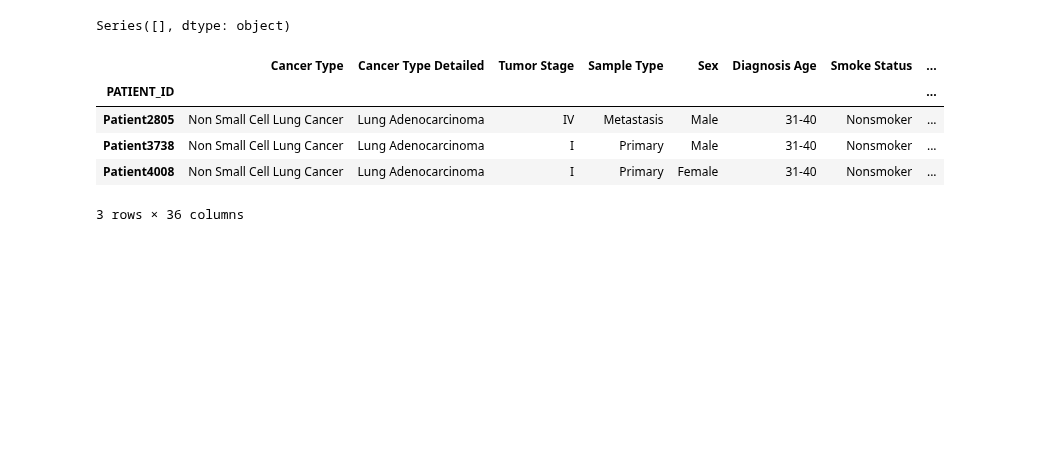
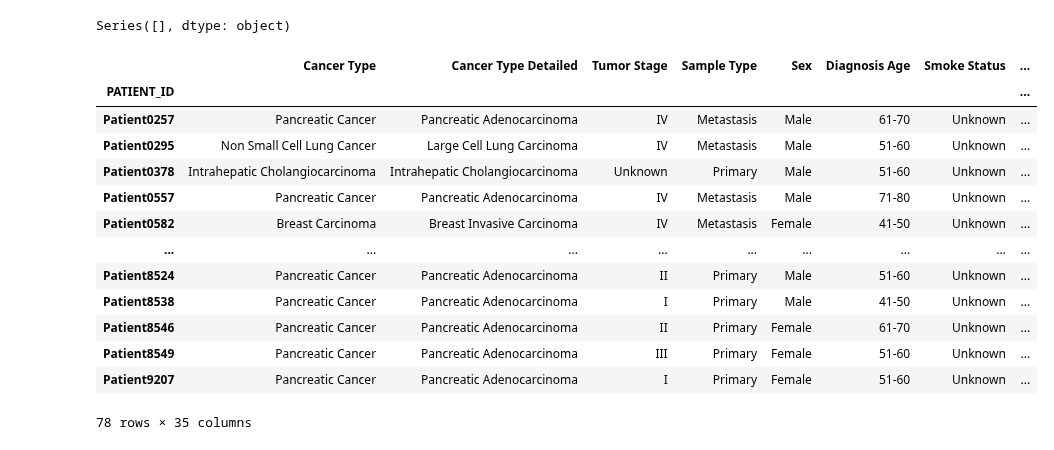
Before and after one commit to Taneun/OncoHypothesis-LLM-Ranker, a Jupyter notebook: pan_cancer/Lift.ipynb, the cells around one changed output. Saved outputs shown, nothing was run; the diff lists cells and outputs as text; code cells hidden in the pictures; blank space fills up the shorter version.

```diff
--- a/pan_cancer/Lift.ipynb
+++ b/pan_cancer/Lift.ipynb
@@ -142,21 +142,29 @@ lift_df = pd.read_csv("lifts.csv", index_col=0)
 data_for_lift = pd.read_csv("data_for_lift.csv", index_col=0)
 # %%
 # try_df = data_for_lift[data_for_lift["Cancer Type"] == "Colorectal Carcinoma"]
-try_df = data_for_lift[data_for_lift['Smoke Status'] == "Nonsmoker"]
-try_df = try_df[try_df['Diagnosis Age'] == "31-40"]
-try_df = try_df[try_df['Consequence'] == "frameshift_variant"]
-try_df = try_df[try_df['TMB (nonsynonymous)'] == 0.266666667]
-try_df = try_df[try_df['VAR_TYPE_SX'] == "Truncation"]
+try_df = data_for_lift[data_for_lift['Smoke Status'] == "Unknown"]
+try_df = try_df[try_df['SNP_event'] == "C>G"]
+try_df = try_df[try_df['Exon_Number'] == "02/05"]
+try_df = try_df[try_df['Protein_position'] == 12.0]
+try_df = try_df[try_df['Codons'] == "Ggt/Cgt"]
 
 # set(try_df.index)
 try_df
 # %% [output]
 |  | Cancer Type | Cancer Type Detailed | Tumor Stage | Sample Type | Sex | Diagnosis Age | Smoke Status | ... |
 | PATIENT_ID |  |  |  |  |  |  |  | ... |
-| Patient2805 | Non Small Cell Lung Cancer | Lung Adenocarcinoma | IV | Metastasis | Male | 31-40 | Nonsmoker | ... |
-| Patient3738 | Non Small Cell Lung Cancer | Lung Adenocarcinoma | I | Primary | Male | 31-40 | Nonsmoker | ... |
-| Patient4008 | Non Small Cell Lung Cancer | Lung Adenocarcinoma | I | Primary | Female | 31-40 | Nonsmoker | ... |
+| Patient0257 | Pancreatic Cancer | Pancreatic Adenocarcinoma | IV | Metastasis | Male | 61-70 | Unknown | ... |
+| Patient0295 | Non Small Cell Lung Cancer | Large Cell Lung Carcinoma | IV | Metastasis | Male | 51-60 | Unknown | ... |
+| Patient0378 | Intrahepatic Cholangiocarcinoma | Intrahepatic Cholangiocarcinoma | Unknown | Primary | Male | 51-60 | Unknown | ... |
+| Patient0557 | Pancreatic Cancer | Pancreatic Adenocarcinoma | IV | Metastasis | Male | 71-80 | Unknown | ... |
+| Patient0582 | Breast Carcinoma | Breast Invasive Carcinoma | IV | Metastasis | Female | 41-50 | Unknown | ... |
+| ... | ... | ... | ... | ... | ... | ... | ... | ... |
+| Patient8524 | Pancreatic Cancer | Pancreatic Adenocarcinoma | II | Primary | Male | 51-60 | Unknown | ... |
+| Patient8538 | Pancreatic Cancer | Pancreatic Adenocarcinoma | I | Primary | Male | 41-50 | Unknown | ... |
+| Patient8546 | Pancreatic Cancer | Pancreatic Adenocarcinoma | II | Primary | Female | 61-70 | Unknown | ... |
+| Patient8549 | Pancreatic Cancer | Pancreatic Adenocarcinoma | III | Primary | Female | 51-60 | Unknown | ... |
+| Patient9207 | Pancreatic Cancer | Pancreatic Adenocarcinoma | I | Primary | Female | 51-60 | Unknown | ... |
-3 rows × 36 columns
+78 rows × 35 columns
 # %%
 lift_df.sort_values(by="Lift Value", ascending=False).head(1000)
 # %% [output]
```
Also changed, not shown: parts of 11 cells of this notebook, 3 other files.
